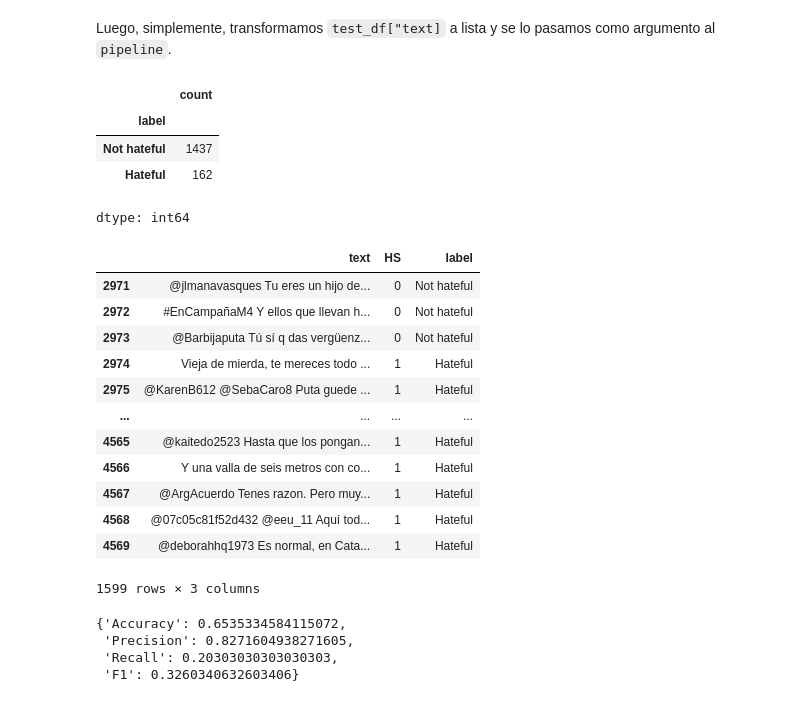
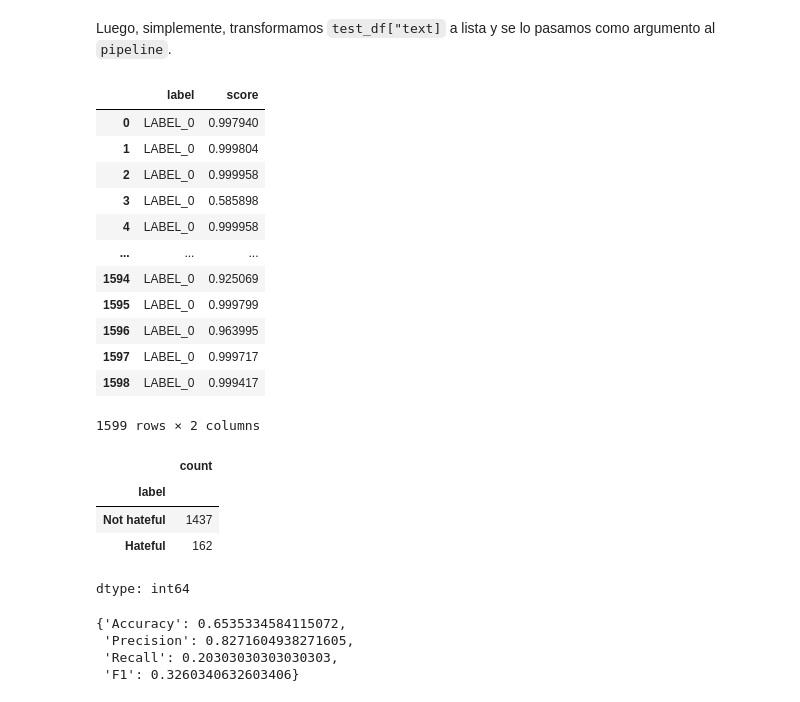
Before and after one commit to gefero/factor_data_SICSS_Baires_2026, a Jupyter notebook: cap2/02_SICSS_BAires_Transformers.ipynb, the cells around one changed output. Cells and saved outputs as stored; diff of their text form; code cells hidden in the pictures.

```diff
--- a/cap2/02_SICSS_BAires_Transformers.ipynb
+++ b/cap2/02_SICSS_BAires_Transformers.ipynb
@@ -184,7 +184,7 @@ test_df.to_csv('./data/hateval_test_df.csv', index=False)
 # %%
-train_df = pd.read_csv('./data/hateval_train_df.csv')
-dev_df   = pd.read_csv('./data/hateval_dev_df.csv')
-test_df  = pd.read_csv('./data/hateval_test_df.csv')
+#train_df = pd.read_csv('factor_data_tuto_NLP_SICSS/data/hateval_train_df.csv')
+#dev_df   = pd.read_csv('factor_data_tuto_NLP_SICSS/data/hateval_dev_df.csv')
+#test_df  = pd.read_csv('factor_data_tuto_NLP_SICSS/data/hateval_test_df.csv')
 # %%
 train_df = train_df[train_df.language == "es"][["text", "HS"]]
 dev_df   = dev_df[dev_df.language == "es"][["text", "HS"]]
@@ -350,6 +345,22 @@ Luego, simplemente, transformamos `test_df["text]` a lista y se lo pasamos como
 preds = pipe(list(test_df['text']), truncation=True, max_length=512)
 # %%
 preds_df = pd.DataFrame(preds)
+# %%
+preds_df
+# %% [output]
+|  | label | score |
+| 0 | LABEL_0 | 0.997940 |
+| 1 | LABEL_0 | 0.999804 |
+| 2 | LABEL_0 | 0.999958 |
+| 3 | LABEL_0 | 0.585898 |
+| 4 | LABEL_0 | 0.999958 |
+| ... | ... | ... |
+| 1594 | LABEL_0 | 0.925069 |
+| 1595 | LABEL_0 | 0.999799 |
+| 1596 | LABEL_0 | 0.963995 |
+| 1597 | LABEL_0 | 0.999717 |
+| 1598 | LABEL_0 | 0.999417 |
+1599 rows × 2 columns
 # %%
 label_mapping = {
     'LABEL_0': 'Not hateful',
@@ -391,20 +402,6 @@ def print_confusion_matrix(true, pred, true_labels=None):
   plt.show()
 # %%
 test_df
-# %% [output]
-|  | text | HS | label |
-| 2971 | @jlmanavasques Tu eres un hijo de... | 0 | Not hateful |
-| 2972 | #EnCampañaM4 Y ellos que llevan h... | 0 | Not hateful |
-| 2973 | @Barbijaputa Tú sí q das vergüenz... | 0 | Not hateful |
-| 2974 | Vieja de mierda, te mereces todo ... | 1 | Hateful |
-| 2975 | @KarenB612 @SebaCaro8 Puta guede ... | 1 | Hateful |
-| ... | ... | ... | ... |
-| 4565 | @kaitedo2523 Hasta que los pongan... | 1 | Hateful |
-| 4566 | Y una valla de seis metros con co... | 1 | Hateful |
-| 4567 | @ArgAcuerdo Tenes razon. Pero muy... | 1 | Hateful |
-| 4568 | @07c05c81f52d432 @eeu_11 Aquí tod... | 1 | Hateful |
-| 4569 | @deborahhq1973 Es normal, en Cata... | 1 | Hateful |
-1599 rows × 3 columns
 # %%
 compare_performance(test_df['label'], preds_df['label'])
 # %% [output]
```
Also changed, not shown: parts of 22 cells of this notebook, 7 other files.
